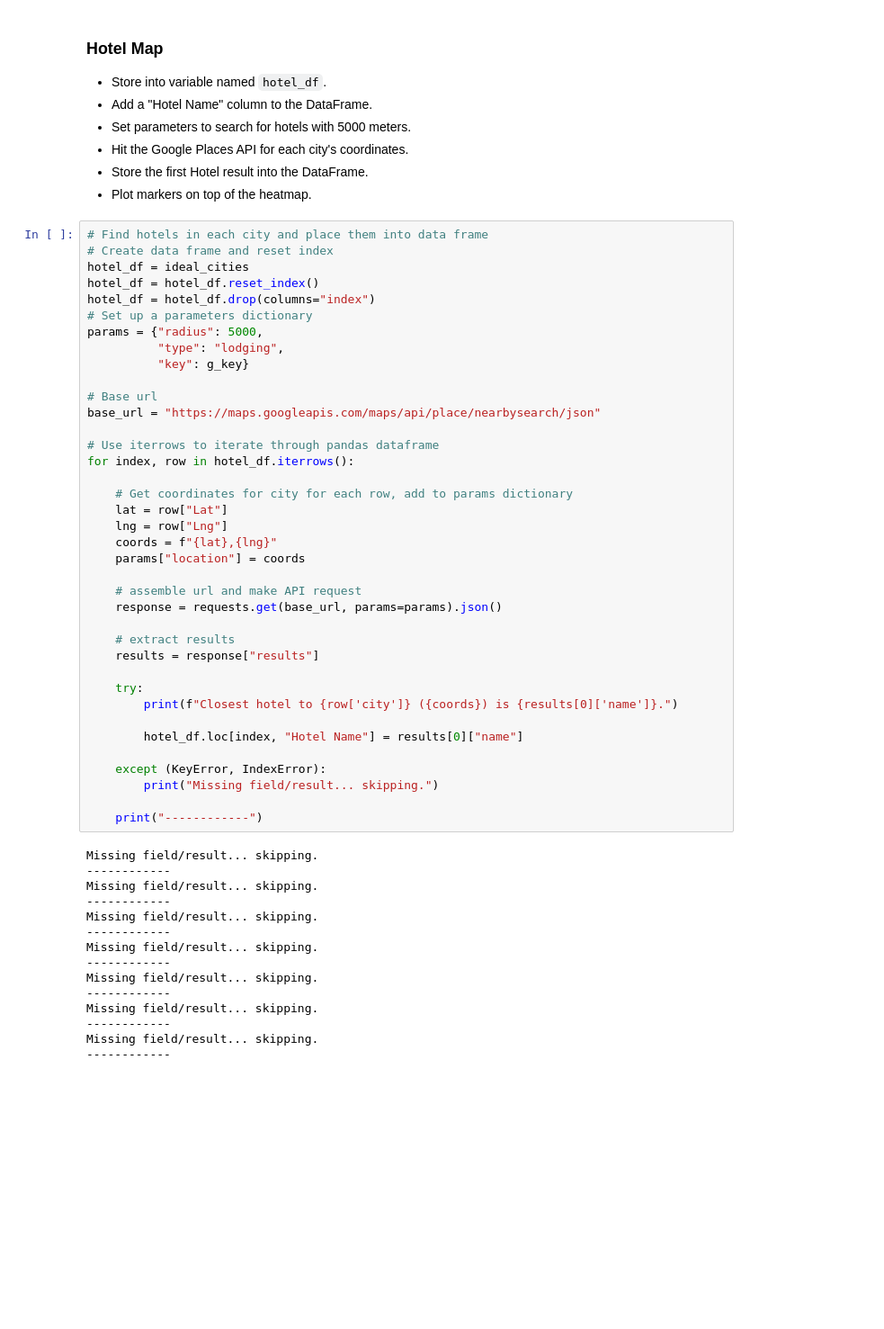
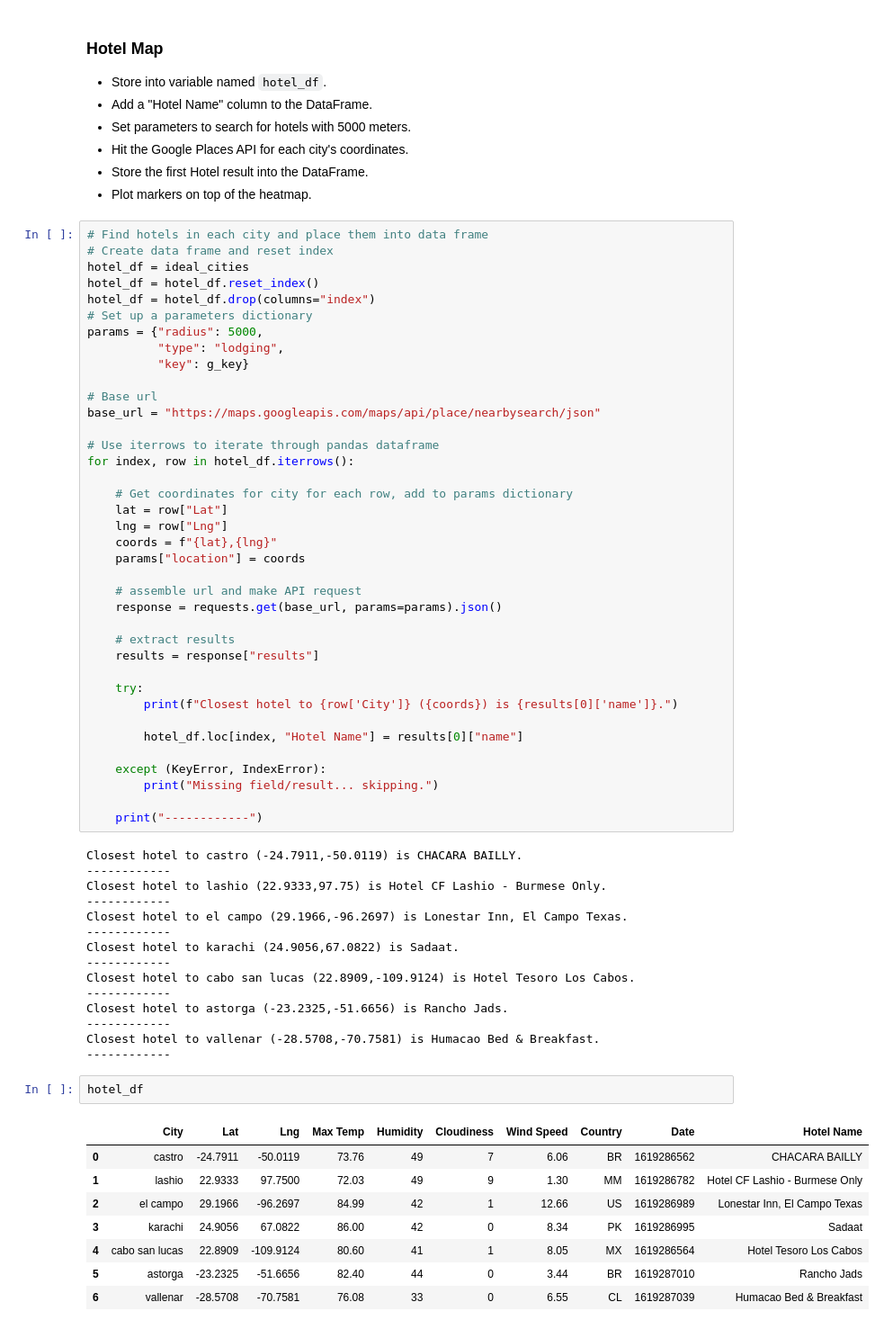
Before and after one commit to ClovisL/python-api-challenge, a Jupyter notebook: VacationPy/VacationPy.ipynb, the cells around one changed output. Shown at 90% size. Saved outputs shown, nothing was run; the diff lists cells and outputs as text; blank space fills up the shorter version.

```diff
--- a/VacationPy/VacationPy.ipynb
+++ b/VacationPy/VacationPy.ipynb
@@ -126,7 +126,7 @@ for index, row in hotel_df.iterrows():
     results = response["results"]
 
     try:
-        print(f"Closest hotel to {row['city']} ({coords}) is {results[0]['name']}.")
+        print(f"Closest hotel to {row['City']} ({coords}) is {results[0]['name']}.")
 
         hotel_df.loc[index, "Hotel Name"] = results[0]["name"]
 
@@ -135,20 +135,31 @@ for index, row in hotel_df.iterrows():
 
     print("------------")
 # %% [output]
-Missing field/result... skipping.
+Closest hotel to castro (-24.7911,-50.0119) is CHACARA BAILLY.
 ------------
-Missing field/result... skipping.
+Closest hotel to lashio (22.9333,97.75) is Hotel CF Lashio - Burmese Only.
 ------------
-Missing field/result... skipping.
+Closest hotel to el campo (29.1966,-96.2697) is Lonestar Inn, El Campo Texas.
 ------------
-Missing field/result... skipping.
+Closest hotel to karachi (24.9056,67.0822) is Sadaat.
 ------------
-Missing field/result... skipping.
+Closest hotel to cabo san lucas (22.8909,-109.9124) is Hotel Tesoro Los Cabos.
 ------------
-Missing field/result... skipping.
+Closest hotel to astorga (-23.2325,-51.6656) is Rancho Jads.
 ------------
-Missing field/result... skipping.
+Closest hotel to vallenar (-28.5708,-70.7581) is Humacao Bed & Breakfast.
 ------------
+# %%
+hotel_df
+# %% [output]
+|  | City | Lat | Lng | Max Temp | Humidity | Cloudiness | Wind Speed | Country | Date | Hotel Name |
+| 0 | castro | -24.7911 | -50.0119 | 73.76 | 49 | 7 | 6.06 | BR | 1619286562 | CHACARA BAILLY |
+| 1 | lashio | 22.9333 | 97.7500 | 72.03 | 49 | 9 | 1.30 | MM | 1619286782 | Hotel CF Lashio - Burmese Only |
+| 2 | el campo | 29.1966 | -96.2697 | 84.99 | 42 | 1 | 12.66 | US | 1619286989 | Lonestar Inn, El Campo Texas |
+| 3 | karachi | 24.9056 | 67.0822 | 86.00 | 42 | 0 | 8.34 | PK | 1619286995 | Sadaat |
+| 4 | cabo san lucas | 22.8909 | -109.9124 | 80.60 | 41 | 1 | 8.05 | MX | 1619286564 | Hotel Tesoro Los Cabos |
+| 5 | astorga | -23.2325 | -51.6656 | 82.40 | 44 | 0 | 3.44 | BR | 1619287010 | Rancho Jads |
+| 6 | vallenar | -28.5708 | -70.7581 | 76.08 | 33 | 0 | 6.55 | CL | 1619287039 | Humacao Bed & Breakfast |
 # %%
 # NOTE: Do not change any of the code in this cell
 
```
Also changed, not shown: parts of 2 cells of this notebook, 16 other files.
